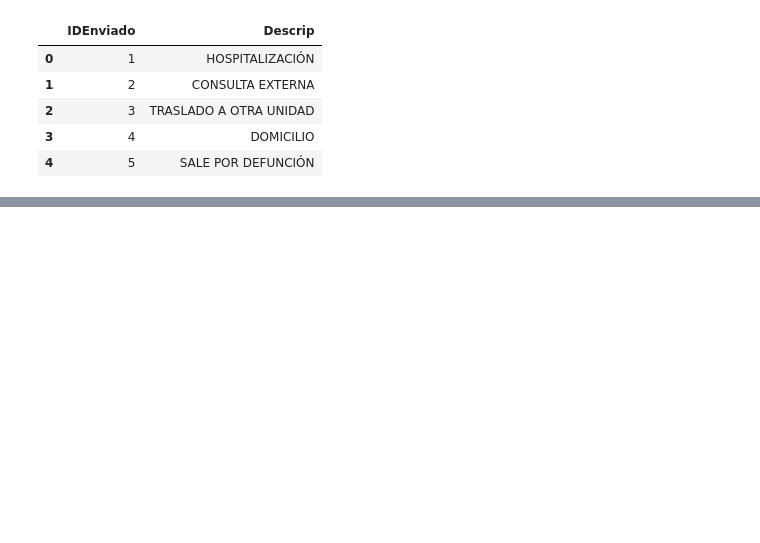
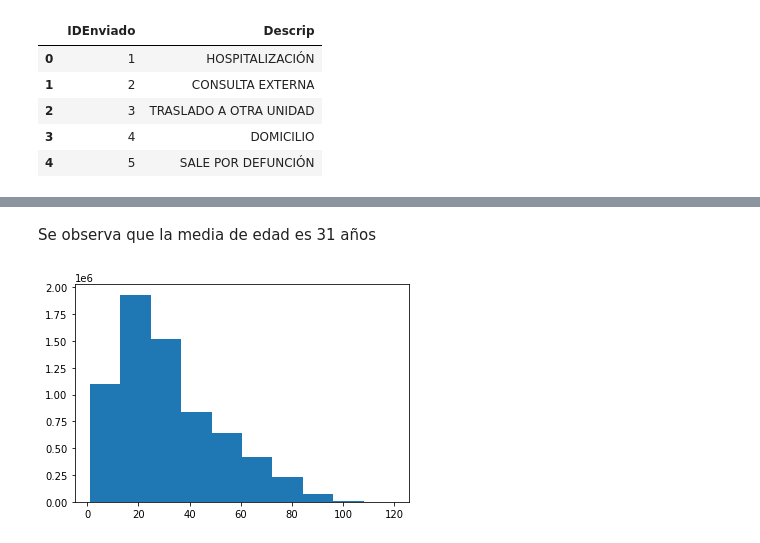
Before and after one commit to AlexioMe/BigData_ProyectoFinal, a Jupyter notebook: ProyectoFinal/ScriptFinal.ipynb, the cells around one changed output, grey strips where cells are left out. Drawn from its saved outputs; the diff is of its cells as text; code cells hidden in the pictures; blank space fills up the shorter version.

```diff
--- a/ProyectoFinal/ScriptFinal.ipynb
+++ b/ProyectoFinal/ScriptFinal.ipynb
@@ -316,3 +332,8 @@ df.head()
 | 6 | 2022-01-06 | 5 | MASCULINO | SAN LUIS POTOSI | URGENCIA NO CALIFICADA | ACCIDENTES, ENVENENAMIENTO Y VIOL... | DOMICILIO | TRAUMATISMO DE LA CABEZA | 2022-01-06 | ... |
 # %%
 df.to_csv('DataSetLimpio.csv')
+# %%
+#Comenzamos a trabajar con el Dataset Limpio
+
+df = pd.read_csv('DataSetLimpio.csv')
+df.head()
@@ -318,0 +369,4 @@ df.to_csv('DataSetLimpio.csv')
+# %%
+df['AFECPRIN'] = df['AFECPRIN'].astype(str)
+# %% [markdown]
+Se observa que la media de edad es 31 años
@@ -318,0 +378,6 @@ df.to_csv('DataSetLimpio.csv')
+# %%
+#Graficamos Histograma de Edades
+plt.hist(df['EDAD'])
+plt.show()
+# %% [output]
+[figure, added]
```
Also changed, not shown: parts of 19 cells of this notebook.
